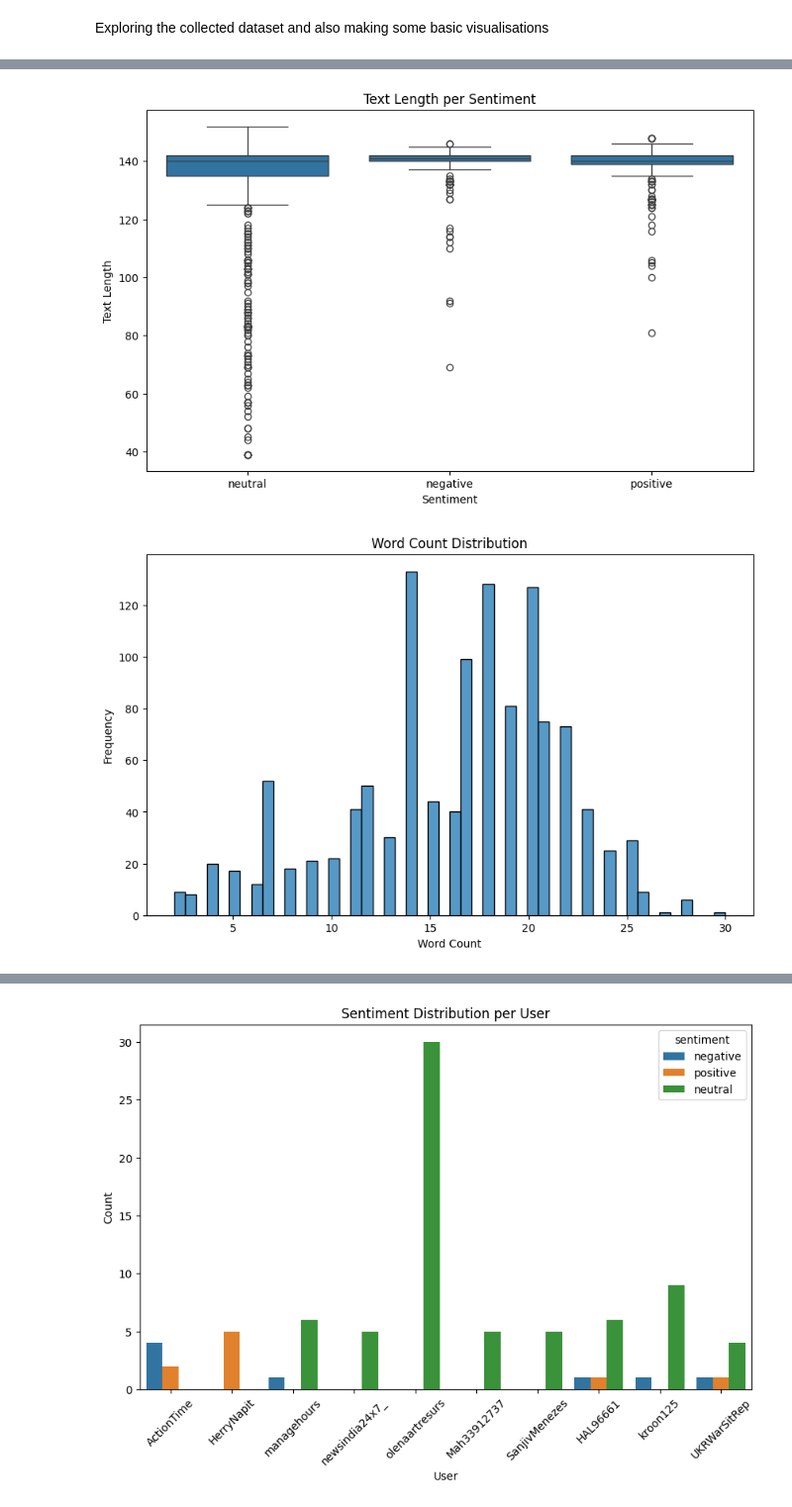
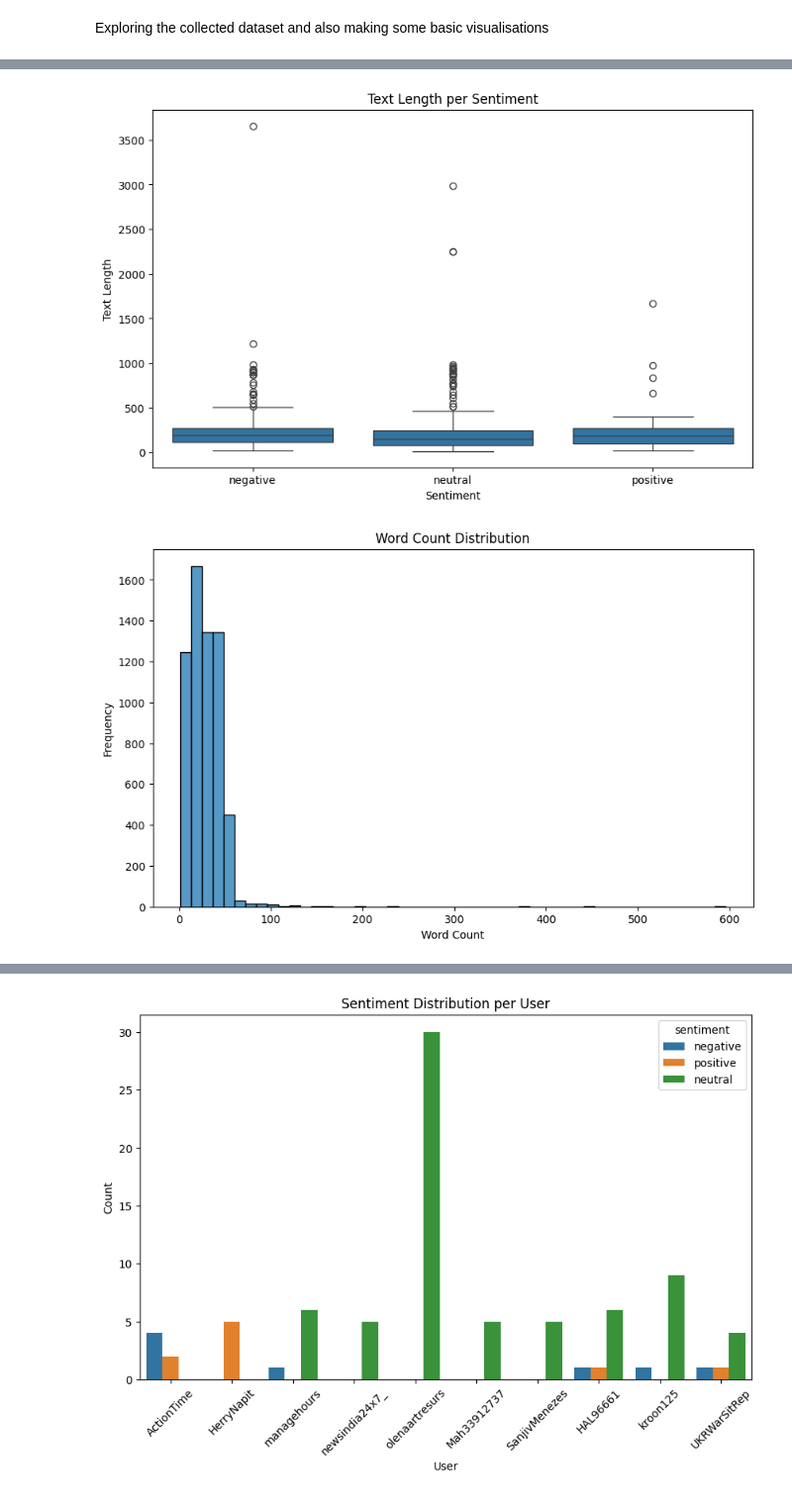
Before and after one commit to Bhavya1403/Sentiment-Analysis, a Jupyter notebook: notebooks/tfidf_complex_model.ipynb, the cells around one changed output, grey strips where cells are left out. Shown at 99% size. Cells and saved outputs as stored; diff of their text form; code cells hidden in the pictures.

```diff
--- a/notebooks/tfidf_complex_model.ipynb
+++ b/notebooks/tfidf_complex_model.ipynb
@@ -7,7 +7,7 @@ import matplotlib.pyplot as plt
 import seaborn as sns
 from wordcloud import WordCloud
 
-filename = "../data/tweet.csv"
+filename = "../data/tweets_main_sentiment.csv"
 df = pd.read_csv(filename)
 # %%
 df
@@ -73,5 +78,5 @@ plt.show()
 # %%
-df['text_length'] = df['text'].apply(len)
+df['text_length'] = df['content'].apply(len)
 
 # Histogram
 plt.figure(figsize=(10,6))
@@ -90,16 +95,16 @@ plt.xlabel('Sentiment')
 plt.ylabel('Text Length')
 plt.show()
 # %% [output]
-[figure, old version]
+[figure, new version]
 # %%
-df['word_count'] = df['text'].apply(lambda x: len(str(x).split()))
+df['word_count'] = df['content'].apply(lambda x: len(str(x).split()))
 
 plt.figure(figsize=(10,6))
 sns.histplot(df['word_count'], bins=50)
 plt.title('Word Count Distribution')
 plt.xlabel('Word Count')
 plt.ylabel('Frequency')
 plt.show()
 # %% [output]
-[figure, old version]
+[figure, new version]
 # %%
```
Also changed, not shown: parts of 16 cells of this notebook, 3 other files.
